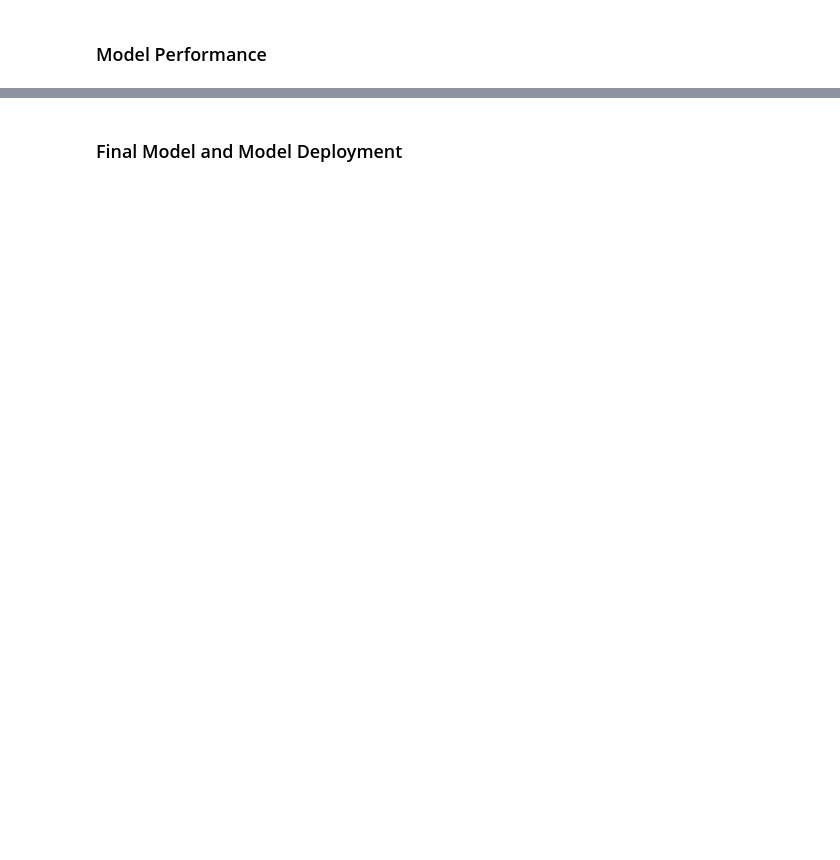
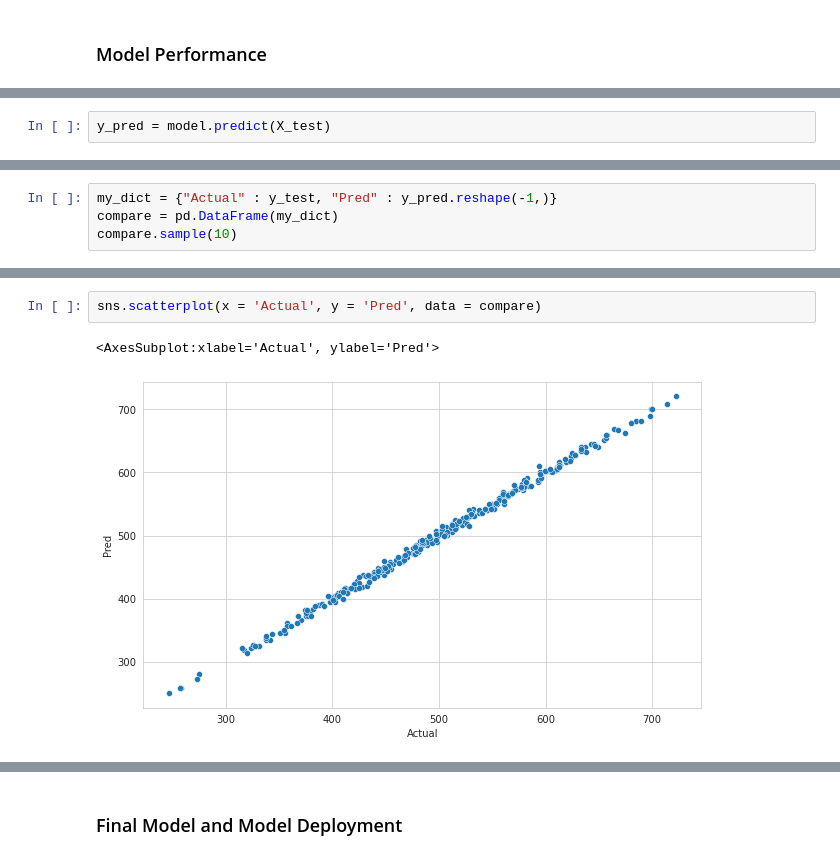
Before and after one commit to Ertugrul-Kurubal/Deep-Learning, a Jupyter notebook: In Class/1-Keras Syntext Basics In Class 3.ipynb, the cells around one changed output, grey strips where cells are left out. Cells and saved outputs as stored; diff of their text form; blank space fills up the shorter version.

```diff
--- a/In Class/1-Keras Syntext Basics In Class 3.ipynb
+++ b/In Class/1-Keras Syntext Basics In Class 3.ipynb
@@ -49,0 +356,2 @@ Keep in mind what kind of problem you are trying to solve:
+# %%
+y_pred = model.predict(X_test)
@@ -49,0 +362,4 @@ Keep in mind what kind of problem you are trying to solve:
+# %%
+my_dict = {"Actual" : y_test, "Pred" : y_pred.reshape(-1,)}
+compare = pd.DataFrame(my_dict)
+compare.sample(10)
@@ -49,0 +378,5 @@ Keep in mind what kind of problem you are trying to solve:
+# %%
+sns.scatterplot(x = 'Actual', y = 'Pred', data = compare)
+# %% [output]
+<AxesSubplot:xlabel='Actual', ylabel='Pred'>
+[figure, added]
```
Also changed, not shown: parts of 56 cells of this notebook, 2 other files.
